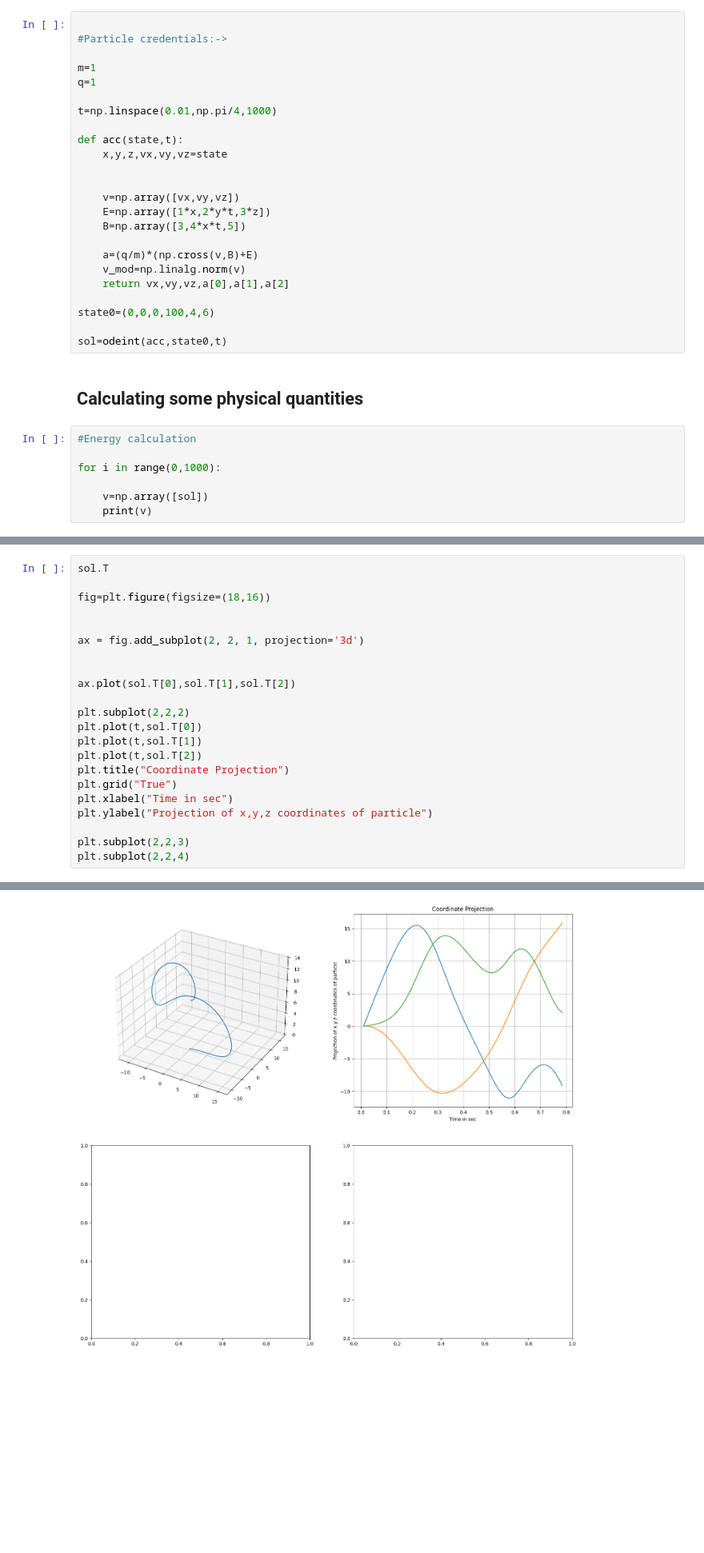
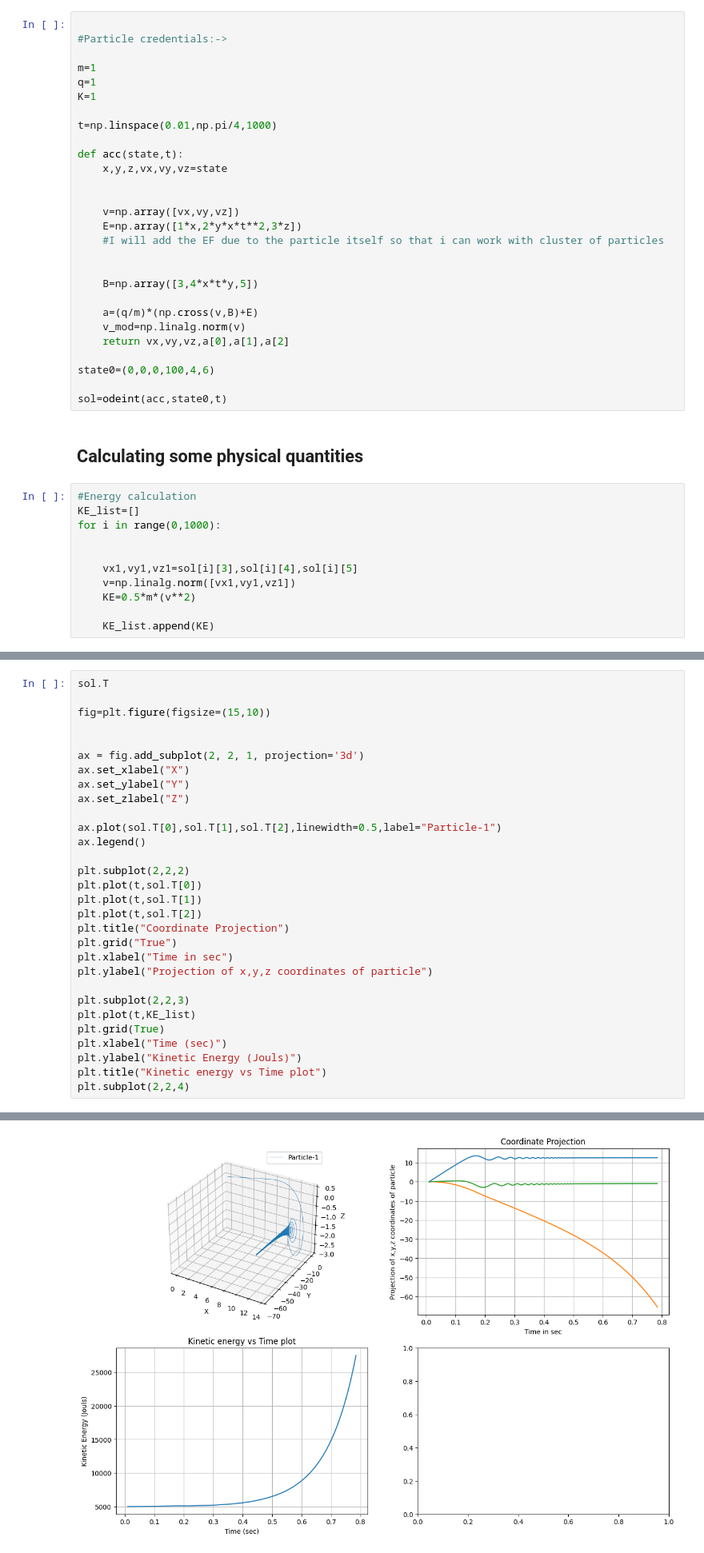
Before and after one commit to SUPARNAJIT-lang/Charge-particle-in-Electric-and-magnetic-field, a Jupyter notebook: Charged particle.ipynb, the cells around one changed output, grey strips where cells are left out. Shown: that part at 80% size. Cells and saved outputs as stored; diff of their text form; blank space fills up the shorter version.

```diff
--- a/Charged particle.ipynb
+++ b/Charged particle.ipynb
@@ -14,6 +14,7 @@ import sympy as smp
 
 m=1
 q=1
+K=1
 
 t=np.linspace(0.01,np.pi/4,1000)
 
@@ -22,8 +23,11 @@ def acc(state,t):
 
 
     v=np.array([vx,vy,vz])
-    E=np.array([1*x,2*y*t,3*z])
-    B=np.array([3,4*x*t,5])
+    E=np.array([1*x,2*y*x*t**2,3*z])
+    #I will add the EF due to the particle itself so that i can work with cluster of particles
+
+
+    B=np.array([3,4*x*t*y,5])
 
     a=(q/m)*(np.cross(v,B)+E)
     v_mod=np.linalg.norm(v)
@@ -36,8 +40,12 @@ sol=odeint(acc,state0,t)
 ## Calculating some physical quantities
 # %%
 #Energy calculation
-
+KE_list=[]
 for i in range(0,1000):
 
-    v=np.array([sol])
-    print(v)
+
+    vx1,vy1,vz1=sol[i][3],sol[i][4],sol[i][5]
+    v=np.linalg.norm([vx1,vy1,vz1])
+    KE=0.5*m*(v**2)
+
+    KE_list.append(KE)
@@ -62,25 +52,33 @@ for i in range(0,1000):
 # %%
 sol.T
 
-fig=plt.figure(figsize=(18,16))
+fig=plt.figure(figsize=(15,10))
 
 
 ax = fig.add_subplot(2, 2, 1, projection='3d')
+ax.set_xlabel("X")
+ax.set_ylabel("Y")
+ax.set_zlabel("Z")
 
-
-ax.plot(sol.T[0],sol.T[1],sol.T[2])
+ax.plot(sol.T[0],sol.T[1],sol.T[2],linewidth=0.5,label="Particle-1")
+ax.legend()
 
 plt.subplot(2,2,2)
 plt.plot(t,sol.T[0])
 plt.plot(t,sol.T[1])
 plt.plot(t,sol.T[2])
 plt.title("Coordinate Projection")
 plt.grid("True")
 plt.xlabel("Time in sec")
 plt.ylabel("Projection of x,y,z coordinates of particle")
 
 plt.subplot(2,2,3)
+plt.plot(t,KE_list)
+plt.grid(True)
+plt.xlabel("Time (sec)")
+plt.ylabel("Kinetic Energy (Jouls)")
+plt.title("Kinetic energy vs Time plot")
 plt.subplot(2,2,4)
 # %% [output]
 <Axes: >
-[figure, old version]
+[figure, new version]
```
Also changed, not shown: parts of 1 cell of this notebook.
